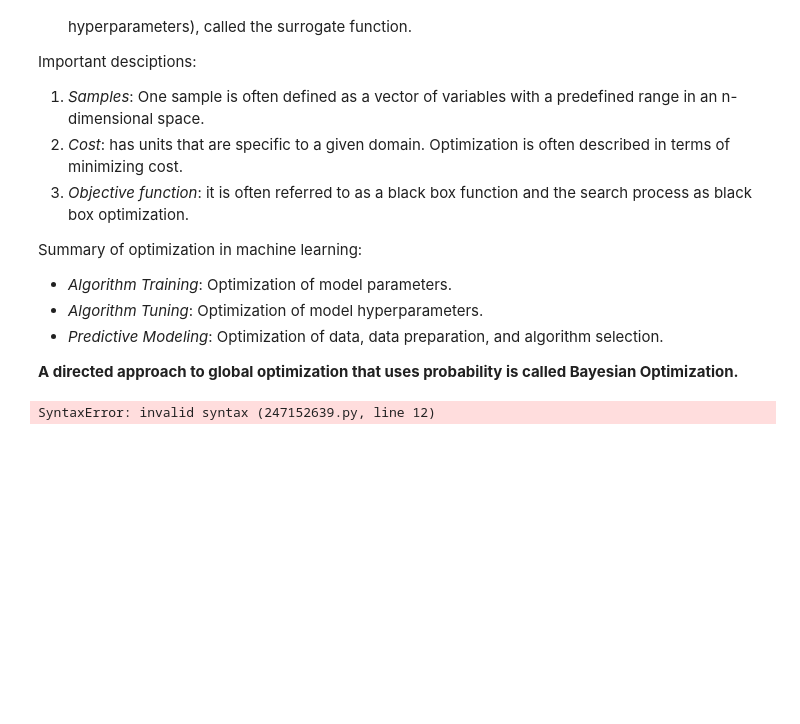
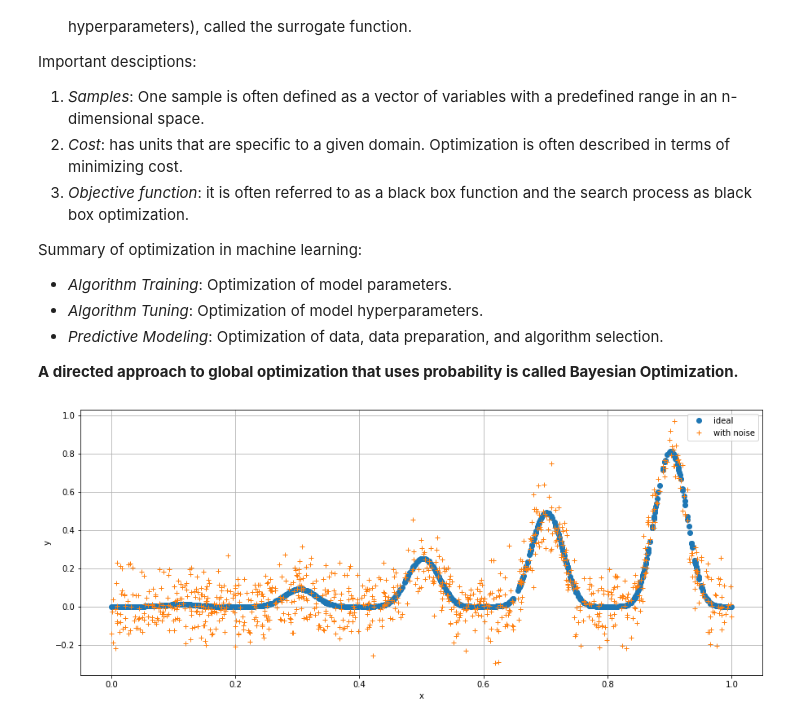
Before and after one commit to stephanyvargas/ProbabilityMachineLearning, a Jupyter notebook: BayesOptimization.ipynb, the cells around one changed output. Cells and saved outputs as stored; diff of their text form; code cells hidden in the pictures; blank space fills up the shorter version.

```diff
--- a/BayesOptimization.ipynb
+++ b/BayesOptimization.ipynb
@@ -21,20 +21,22 @@ Summary of optimization in machine learning:
 # %%
 from math import pi
 import numpy as np
 import matplotlib.pyplot as plt
 
 #Sample space
-x = np.random.random(500)
+x = np.random.random(1000)
 #Function
 y0 =  x**2 * np.sin(5 * pi * x)**6
 #add gaussian noise with u=0 and sigma=0.1
 y = y0 + np.random.normal(loc=0.0, scale=0.1, size=len(y0))
 
-plt.figure(figsize=(18,))
+plt.figure(figsize=(15,6))
 plt.plot(x,y0,'o', label='ideal')
 plt.plot(x,y,'+', label='with noise')
 plt.legend(loc='best')
 plt.grid('dotted')
+plt.xlabel('x')
+plt.ylabel('y')
 plt.show()
 # %% [output]
-SyntaxError: invalid syntax (247152639.py, line 12)
+[figure, added]
```
Also changed, not shown: parts of 3 cells of this notebook.
